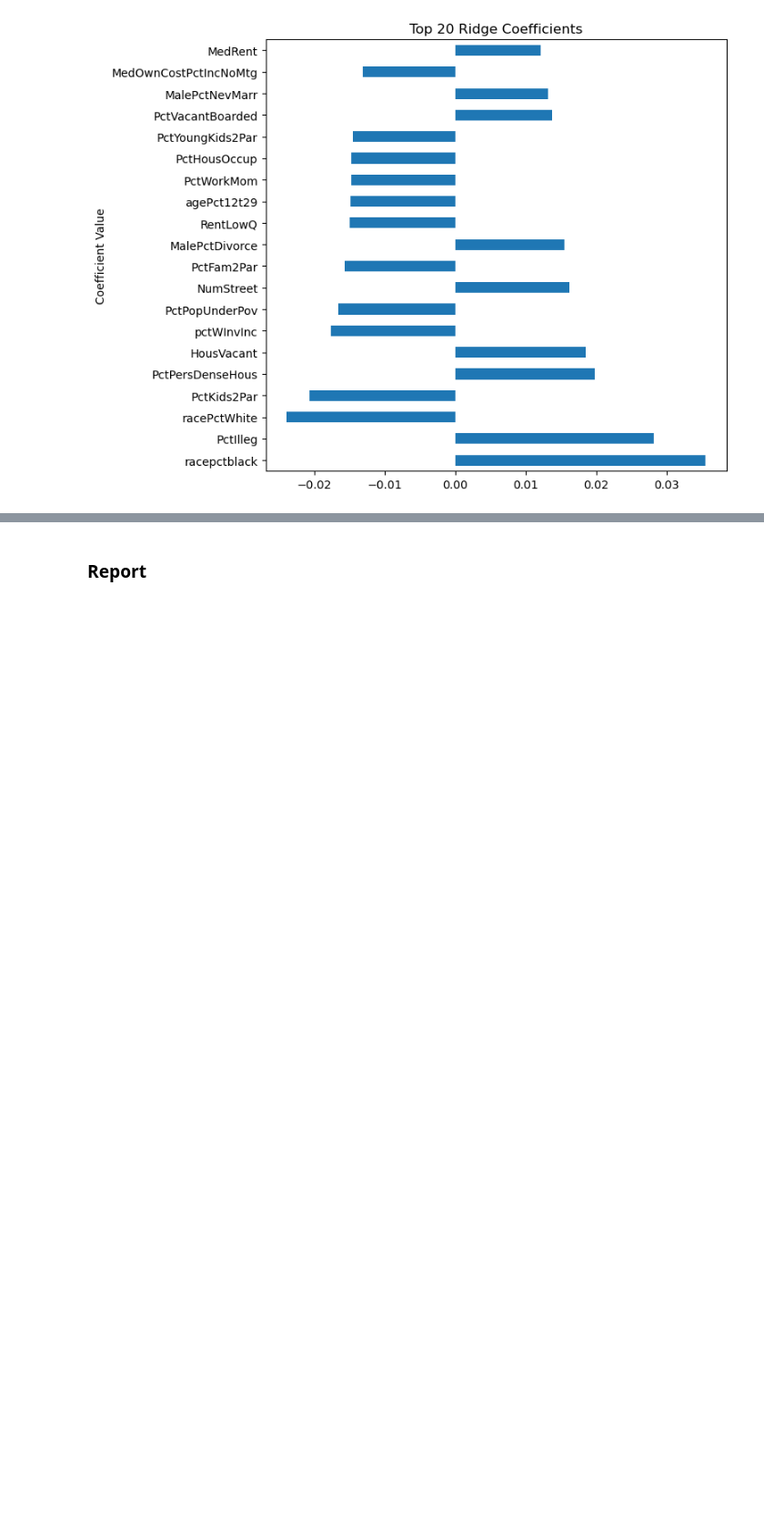
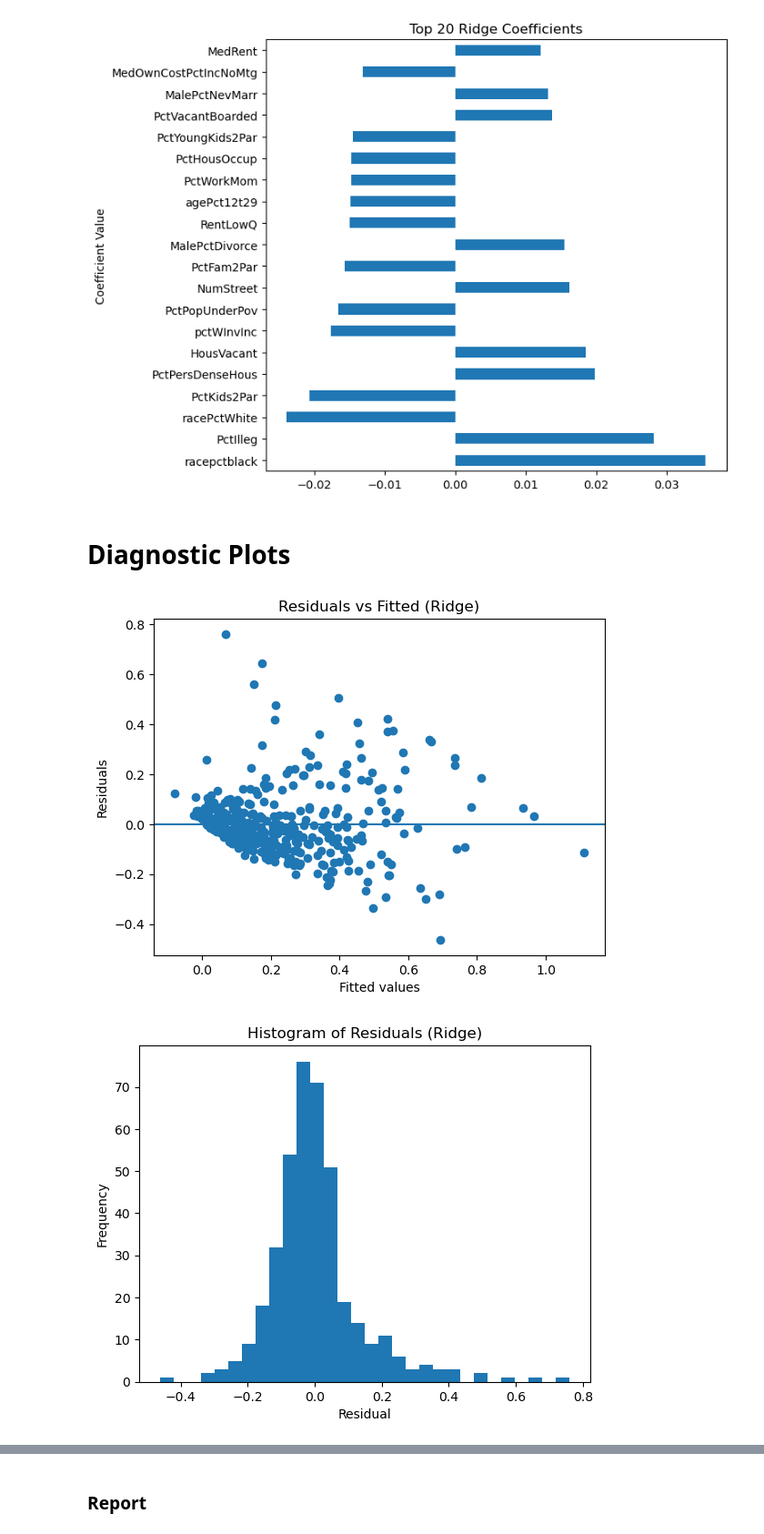
Before and after one commit to joe-ledford-04/statML-Final-Project-Spring-2026, a Jupyter notebook: SarahFischer/Ridge_Sarah.ipynb, the cells around one changed output, grey strips where cells are left out. Shown at 91% size. Cells and saved outputs as stored; diff of their text form; code cells hidden in the pictures; blank space fills up the shorter version.

Commit message:
update to ridge and Pcr code, comments, and plots

```diff
--- a/SarahFischer/Ridge_Sarah.ipynb
+++ b/SarahFischer/Ridge_Sarah.ipynb
@@ -98,3 +103,36 @@ plt.tight_layout()
 plt.show()
 # %% [output]
 [figure]
+# %% [markdown]
+# Diagnostic Plots
+# %%
+
+
+# Residuals from Ridge model
+residuals = y_test - y_test_pred
+
+# 1. Residuals vs Fitted (linearity & homoscedasticity)
+plt.figure()
+plt.scatter(y_test_pred, residuals)
+plt.axhline(0)
+plt.xlabel("Fitted values")
+plt.ylabel("Residuals")
+plt.title("Residuals vs Fitted (Ridge)")
+plt.show()
+
+# 2. Histogram of residuals (distribution & skewness)
+plt.figure()
+plt.hist(residuals, bins=30)
+plt.title("Histogram of Residuals (Ridge)")
+plt.xlabel("Residual")
+plt.ylabel("Frequency")
+plt.show()
+
+# 3. Q-Q Plot (normality)
+plt.figure()
+stats.probplot(residuals, dist="norm", plot=plt)
+plt.title("Q-Q Plot (Ridge)")
+plt.show()
+# %% [output]
+[figure, added]
+[figure, added]
```
Also changed, not shown: parts of 6 cells of this notebook, 1 other file.
